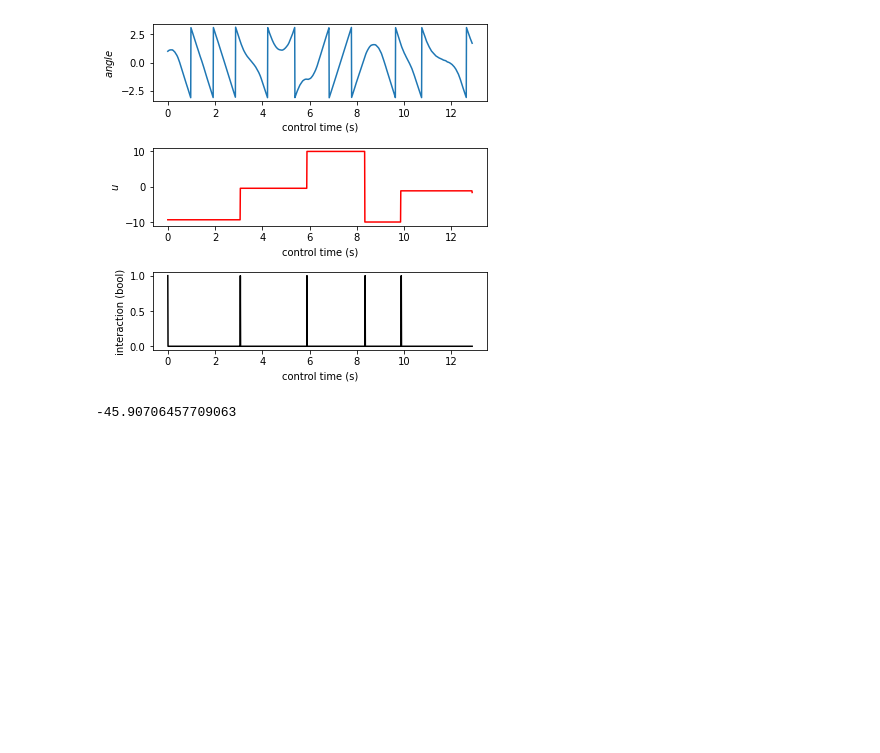
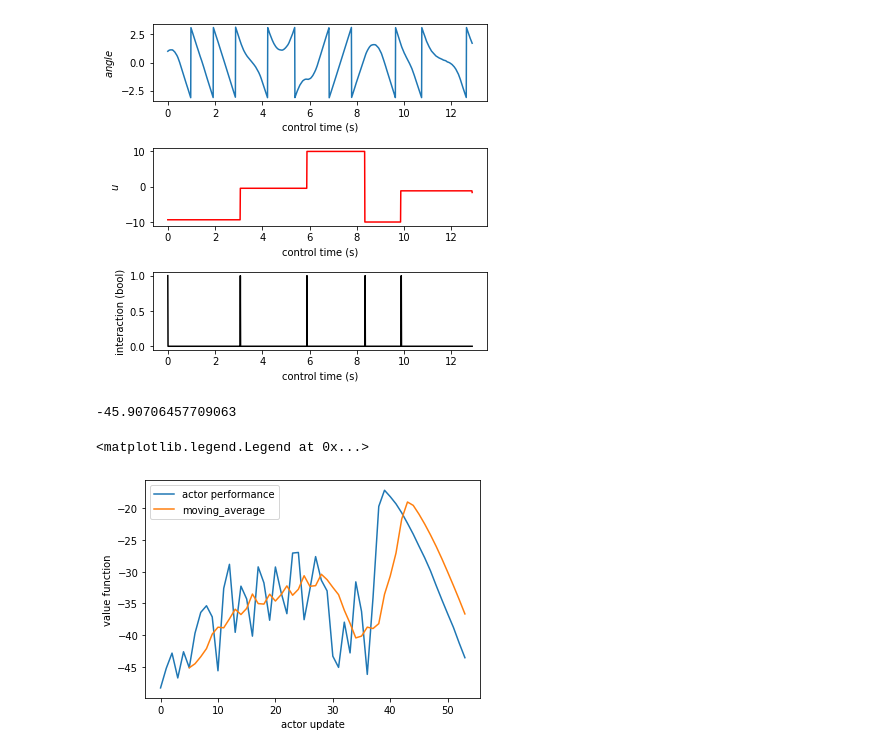
Before and after one commit to ibuki1024/eventDDPG, a Jupyter notebook: notebook/self_trigger/last_problem/ideal.ipynb, the cells around one changed output. Drawn from its saved outputs; the diff is of its cells as text; code cells hidden in the pictures; blank space fills up the shorter version.

```diff
--- a/notebook/self_trigger/last_problem/ideal.ipynb
+++ b/notebook/self_trigger/last_problem/ideal.ipynb
@@ -502,0 +666,21 @@ critic.save_weights('../saved_agent/learned_self_ideal0_critic.h5')
+# %%
+l = []
+rs = []
+for s in sr:
+    if s != '\n':
+        l.append(s)
+    else:
+        if len(l) > 30:
+            #print(''.join([k for k in l[-19:] if k != '=']), len(l))
+            rs.append(float(''.join([k for k in l[-19:] if k != '='])))
+        l = []
+# %%
+m = 5
+plt.plot(rs, label='actor performance')
+plt.plot(range(m, len(rs)), moving_average(rs,m), label='moving_average')
+plt.xlabel('actor update')
+plt.ylabel('value function')
+plt.legend()
+# %% [output]
+<matplotlib.legend.Legend at 0x...>
+[figure, added]
```
Also changed, not shown: parts of 2 cells of this notebook.
